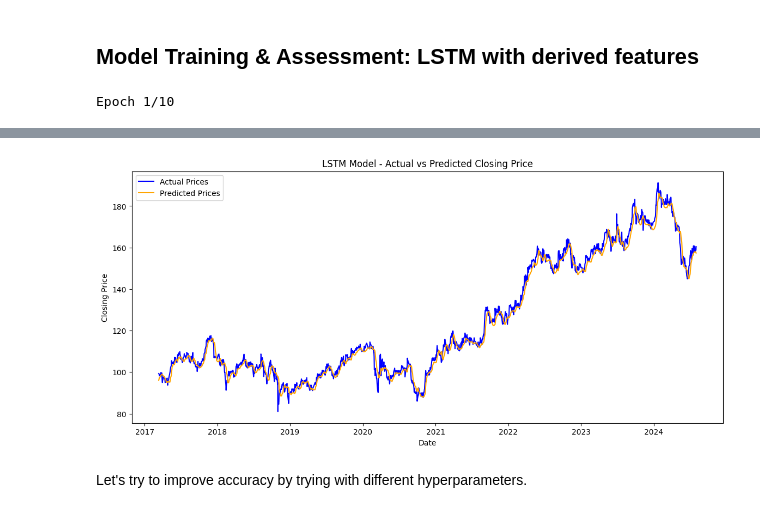
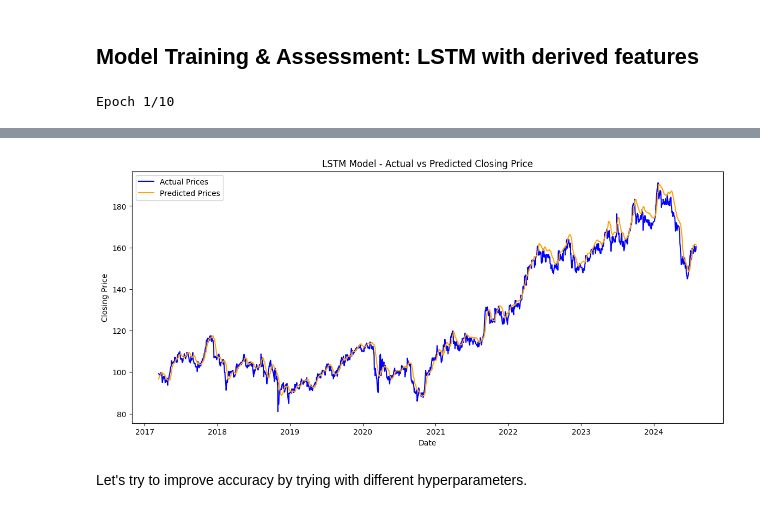
Before and after one commit to pragya-gupta7/stock-prediction-project, a Jupyter notebook: stock_prediction_8_10_24.ipynb, the cells around one changed output, grey strips where cells are left out. Cells and saved outputs as stored; diff of their text form; code cells hidden in the pictures.

```diff
--- a/stock_prediction_8_10_24.ipynb
+++ b/stock_prediction_8_10_24.ipynb
@@ -634,7 +635,7 @@ from keras.models import Sequential
 from keras.layers import Dense, LSTM, Dropout
 
 # Assume your dataframe is `data` with DateTimeIndex and already cleaned up features
-df2 = data[['Closing Price', 'Daily Range', 'SMA_30', 'EMA_7', 'Volatility', 'Lag_1', 'Normalized Volume']]
+df2 = data[['Closing Price', 'Price Spread', 'Daily Range', 'SMA_30', 'EMA_7', 'Volatility', 'Lag_1', 'Normalized Volume']]
 
 # Step 1: Scaling the Data
 scaler = MinMaxScaler(feature_range=(0, 1))
@@ -723,4 +724,4 @@ Test RMSE: 3.0255710715345683
-[figure, old version]
+[figure, new version]
 # %% [markdown]
 Let's try to improve accuracy by trying with different hyperparameters.
 # %%
```
Also changed, not shown: parts of 16 cells of this notebook.
